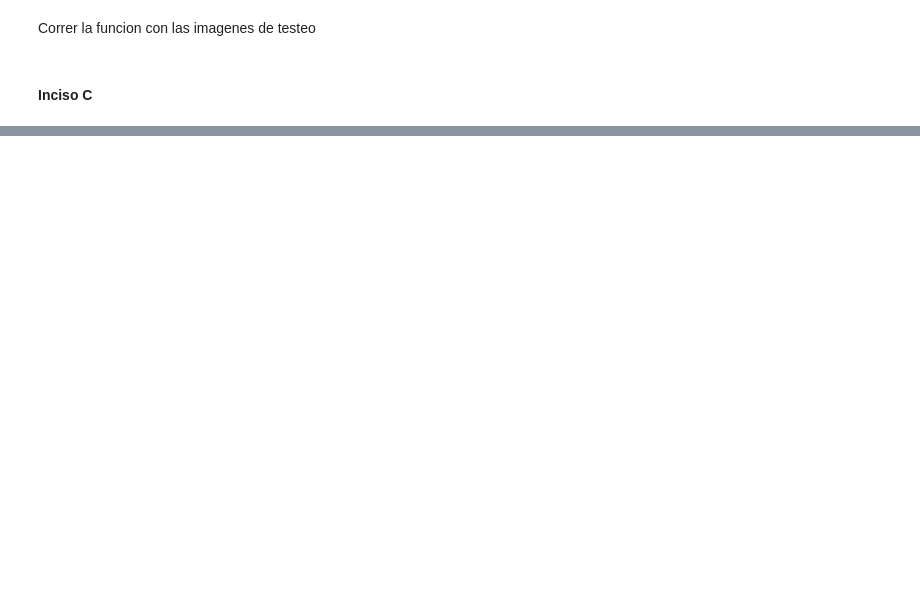
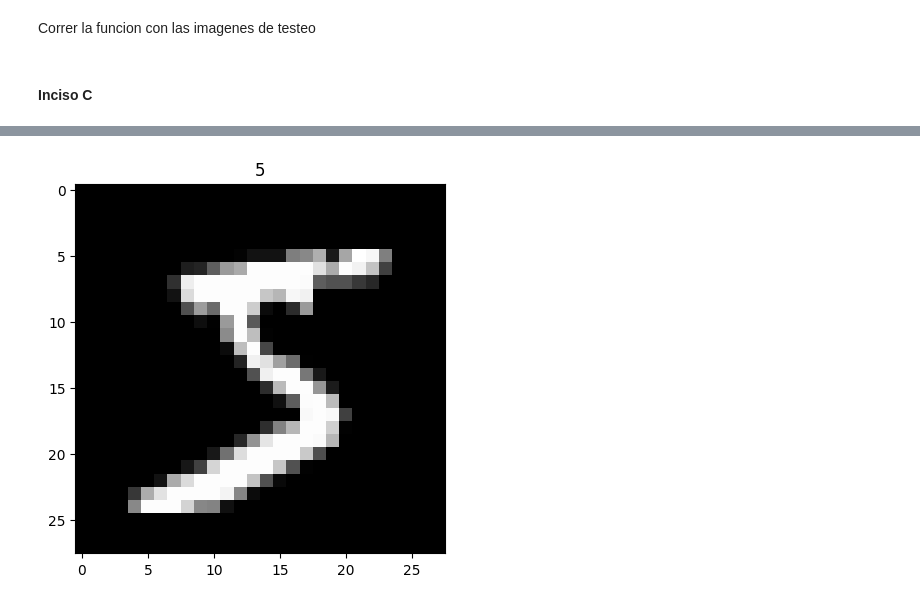
Before and after one commit to arielbakal/AlgebraLinealComputacional_UBA_FCEN, a Jupyter notebook: TP2/TP2.ipynb, the cells around one changed output, grey strips where cells are left out. Drawn from its saved outputs; the diff is of its cells as text; code cells hidden in the pictures; blank space fills up the shorter version.

```diff
--- a/TP2/TP2.ipynb
+++ b/TP2/TP2.ipynb
@@ -113,0 +107,40 @@ IndexError: list index out of range
+# %%
+
+
+def vector_a_matriz(vector): # matriz 28x28
+    matriz = []
+    fila = []
+    for i in range(0, 28):
+        for j in range(0, 28):
+            fila.append(int(vector[i*28+j]))
+        matriz.append(fila)
+        fila = []
+    return np.array(matriz)
+
+
+def remover_indice_vector(vector):
+    indice_del_vector = vector[0]
+    # Guardar matriz vectorizada sin el indice (primer elemento)
+    vector_sin_indice = vector
+    vector_sin_indice.pop(0)
+
+    return indice_del_vector, vector_sin_indice
+
+
+def graficar_matriz(datos, fila):
+    # Guardar la matriz vectorizada
+    vector = datos[fila]
+
+    indice_del_vector, vector_sin_indice = remover_indice_vector(vector)
+
+    matriz = vector_a_matriz(vector_sin_indice)
+
+    return matriz, indice_del_vector
+
+# Llamar a la función graficar_matriz() y mostrar la gráfica fuera de la función
+matriz, indice = graficar_matriz(datos_entrenamiento, 0)
+plt.imshow(matriz, cmap='gray')
+plt.title(indice)
+plt.show()
+# %% [output]
+[figure, added]
```
Also changed, not shown: parts of 6 cells of this notebook.
